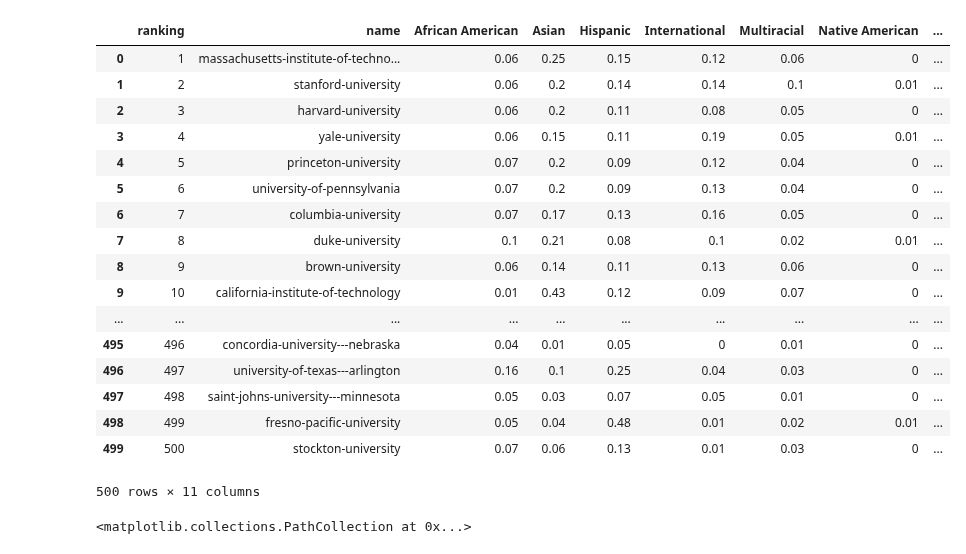
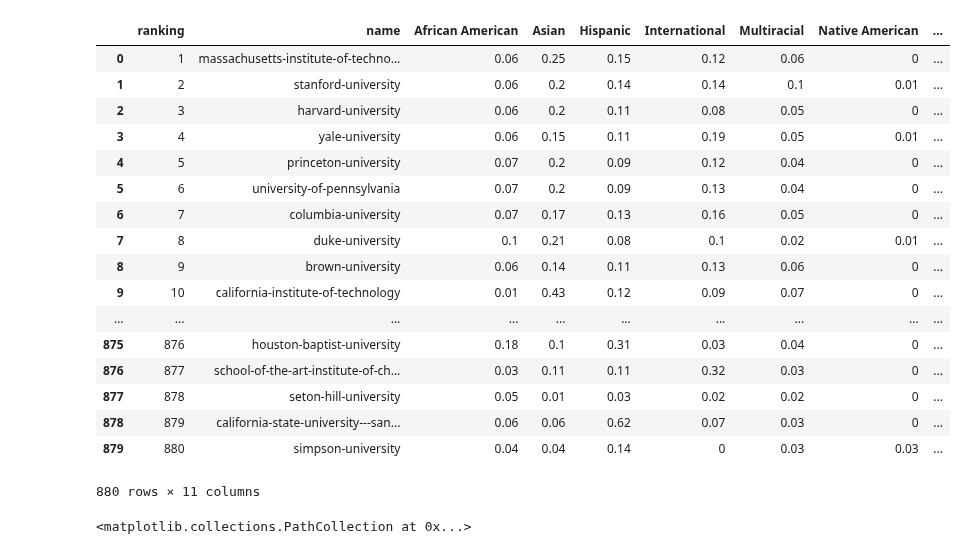
Before and after one commit to nforesti/education, a Jupyter notebook: top500_undergradpop_demographic.ipynb, the cells around one changed output. Drawn from its saved outputs; the diff is of its cells as text; code cells hidden in the pictures.

```diff
--- a/top500_undergradpop_demographic.ipynb
+++ b/top500_undergradpop_demographic.ipynb
@@ -5,38 +5,39 @@ import matplotlib.pyplot as plt
 # %%
 #get racial demographic data
 
 df_niche = pd.read_csv("datasets/niche4yearpublicprivate.csv")
 
 #niche[niche.isnull().any(axis=1)]
 df_columns = df_niche[['African American', 'Asian', 'Hispanic', 'International', 'Multiracial', 'Native American','Pacific Islander', 'Unknown', 'White']]
 
 for indexr, university in df_niche.iterrows():
     for indexc, newvalue in university.iteritems():
         if "%" in str(newvalue):
             oldvalue = (newvalue)
             newvalue = (float(newvalue.rstrip("%"))) / 100
             df_niche.loc[indexr,indexc] = newvalue
+df_niche_800 = df_niche
 df_niche = df_niche.head(500) #top 500 colleges
-df_niche
+df_niche_800
 # %% [output]
 |  | ranking | name | African American | Asian | Hispanic | International | Multiracial | Native American | ... |
 | 0 | 1 | massachusetts-institute-of-techno... | 0.06 | 0.25 | 0.15 | 0.12 | 0.06 | 0 | ... |
 | 1 | 2 | stanford-university | 0.06 | 0.2 | 0.14 | 0.14 | 0.1 | 0.01 | ... |
 | 2 | 3 | harvard-university | 0.06 | 0.2 | 0.11 | 0.08 | 0.05 | 0 | ... |
 | 3 | 4 | yale-university | 0.06 | 0.15 | 0.11 | 0.19 | 0.05 | 0.01 | ... |
 | 4 | 5 | princeton-university | 0.07 | 0.2 | 0.09 | 0.12 | 0.04 | 0 | ... |
 | 5 | 6 | university-of-pennsylvania | 0.07 | 0.2 | 0.09 | 0.13 | 0.04 | 0 | ... |
 | 6 | 7 | columbia-university | 0.07 | 0.17 | 0.13 | 0.16 | 0.05 | 0 | ... |
 | 7 | 8 | duke-university | 0.1 | 0.21 | 0.08 | 0.1 | 0.02 | 0.01 | ... |
 | 8 | 9 | brown-university | 0.06 | 0.14 | 0.11 | 0.13 | 0.06 | 0 | ... |
 | 9 | 10 | california-institute-of-technology | 0.01 | 0.43 | 0.12 | 0.09 | 0.07 | 0 | ... |
 | ... | ... | ... | ... | ... | ... | ... | ... | ... | ... |
-| 495 | 496 | concordia-university---nebraska | 0.04 | 0.01 | 0.05 | 0 | 0.01 | 0 | ... |
-| 496 | 497 | university-of-texas---arlington | 0.16 | 0.1 | 0.25 | 0.04 | 0.03 | 0 | ... |
-| 497 | 498 | saint-johns-university---minnesota | 0.05 | 0.03 | 0.07 | 0.05 | 0.01 | 0 | ... |
-| 498 | 499 | fresno-pacific-university | 0.05 | 0.04 | 0.48 | 0.01 | 0.02 | 0.01 | ... |
-| 499 | 500 | stockton-university | 0.07 | 0.06 | 0.13 | 0.01 | 0.03 | 0 | ... |
+| 875 | 876 | houston-baptist-university | 0.18 | 0.1 | 0.31 | 0.03 | 0.04 | 0 | ... |
+| 876 | 877 | school-of-the-art-institute-of-ch... | 0.03 | 0.11 | 0.11 | 0.32 | 0.03 | 0 | ... |
+| 877 | 878 | seton-hill-university | 0.05 | 0.01 | 0.03 | 0.02 | 0.02 | 0 | ... |
+| 878 | 879 | california-state-university---san... | 0.06 | 0.06 | 0.62 | 0.07 | 0.03 | 0 | ... |
+| 879 | 880 | simpson-university | 0.04 | 0.04 | 0.14 | 0 | 0.03 | 0.03 | ... |
-500 rows × 11 columns
+880 rows × 11 columns
 # %%
 plt.scatter(df_niche.ranking, df_niche["African American"])
 # %% [output]
```
Also changed, not shown: parts of 1 cell of this notebook, 3 other files.
